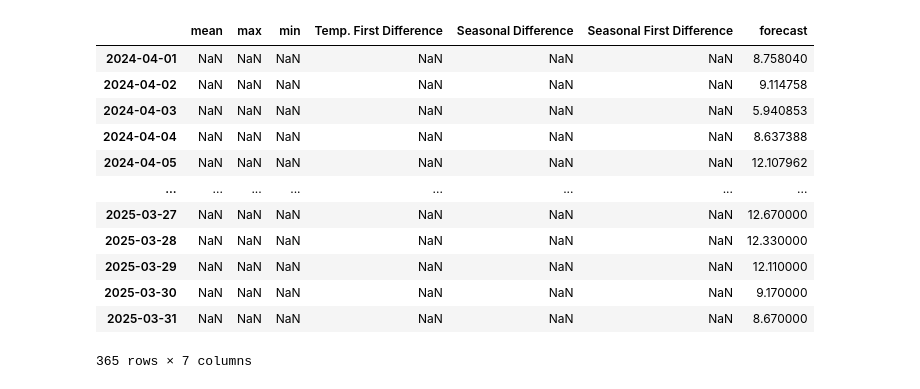
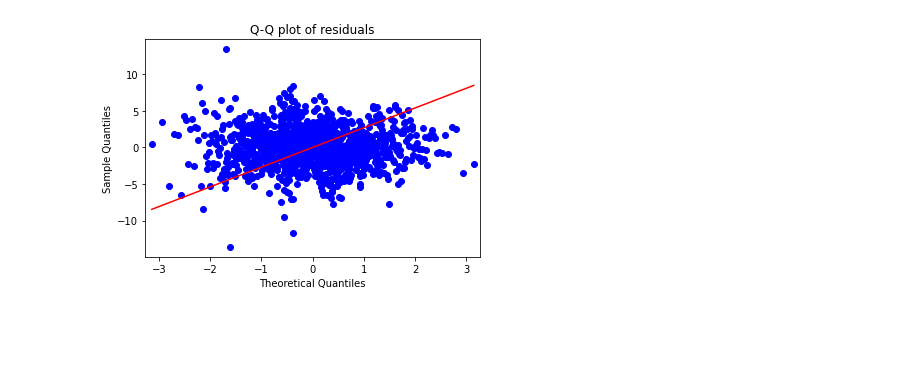
Before and after one commit to GianiRanzetti/Minerva---Weather-Derivatives, a Jupyter notebook: SARIMA.ipynb, the cells around one changed output. Saved outputs shown, nothing was run; the diff lists cells and outputs as text; code cells hidden in the pictures; blank space fills up the shorter version.

```diff
--- a/SARIMA.ipynb
+++ b/SARIMA.ipynb
@@ -164,0 +178,8 @@ residual_plot(results)
+# %%
+resid = results.resid
+
+# turn to a df
+resid = pd.DataFrame(resid)
+
+# Remove the first 365 rows
+resid = resid.iloc[365:]
@@ -174,16 +227,0 @@ forecast_df = forecast(train_data, results, forecast_length=365)
-# %%
-forecast_df['2024-01-01':]
-# %% [output]
-|  | mean | max | min | Temp. First Difference | Seasonal Difference | Seasonal First Difference | forecast |
-| 2024-04-01 | NaN | NaN | NaN | NaN | NaN | NaN | 8.758040 |
-| 2024-04-02 | NaN | NaN | NaN | NaN | NaN | NaN | 9.114758 |
-| 2024-04-03 | NaN | NaN | NaN | NaN | NaN | NaN | 5.940853 |
-| 2024-04-04 | NaN | NaN | NaN | NaN | NaN | NaN | 8.637388 |
-| 2024-04-05 | NaN | NaN | NaN | NaN | NaN | NaN | 12.107962 |
-| ... | ... | ... | ... | ... | ... | ... | ... |
-| 2025-03-27 | NaN | NaN | NaN | NaN | NaN | NaN | 12.670000 |
-| 2025-03-28 | NaN | NaN | NaN | NaN | NaN | NaN | 12.330000 |
-| 2025-03-29 | NaN | NaN | NaN | NaN | NaN | NaN | 12.110000 |
-| 2025-03-30 | NaN | NaN | NaN | NaN | NaN | NaN | 9.170000 |
-| 2025-03-31 | NaN | NaN | NaN | NaN | NaN | NaN | 8.670000 |
-365 rows × 7 columns
@@ -195,0 +228,8 @@ forecast_df['mean'] = test_data['mean']
+# %%
+# make a Q-Q plot of the residuals
+from scipy.stats import zscore
+sm.qqplot(resid, line='s')
+plt.title("Q-Q plot of residuals")
+plt.show()
+# %% [output]
+[figure, added]
```
Also changed, not shown: parts of 40 cells of this notebook, 10 other files.
